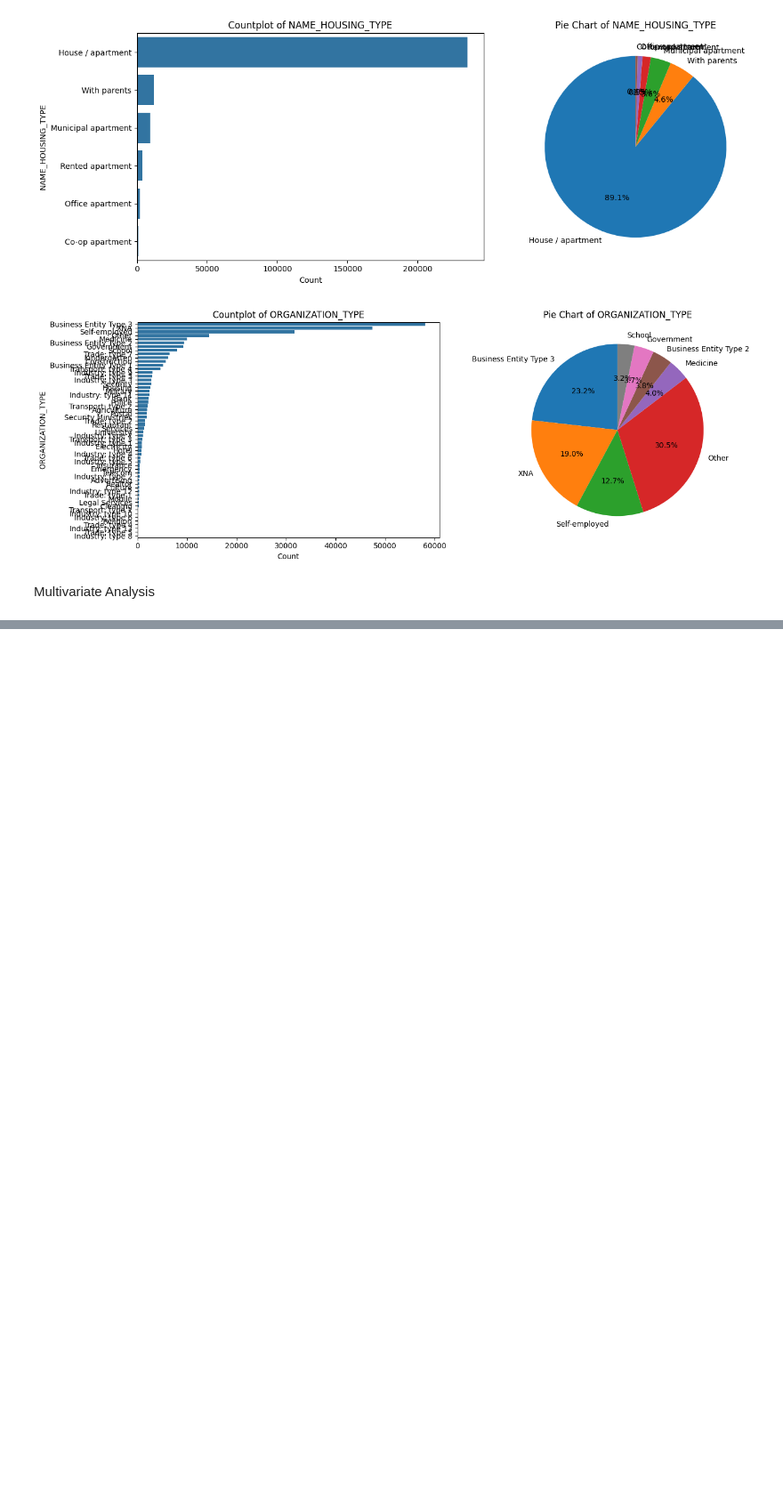
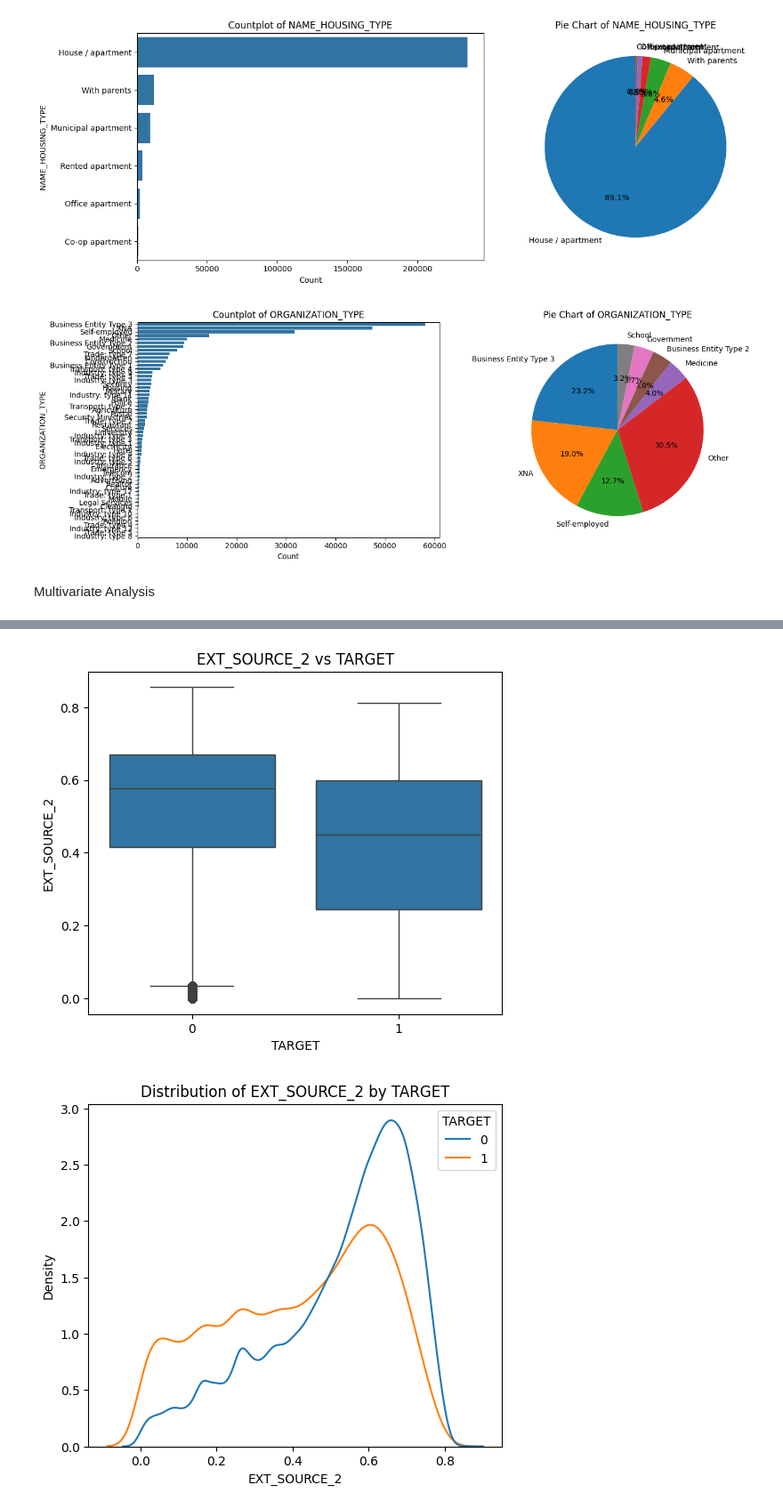
Before and after one commit to Parvrajchauhan/fintech-loan-predictor, a Jupyter notebook: Notebooks/EDA.ipynb, the cells around one changed output, grey strips where cells are left out. Shown at 89% size. Drawn from its saved outputs; the diff is of its cells as text; code cells hidden in the pictures; blank space fills up the shorter version.

```diff
--- a/Notebooks/EDA.ipynb
+++ b/Notebooks/EDA.ipynb
@@ -304,0 +334,19 @@ Multivariate Analysis
+# %%
+num_target_pairs = [
+    'EXT_SOURCE_2',
+    'inst_mean_payment_delay'
+]
+
+for col in num_target_pairs:
+    plt.figure(figsize=(6, 5))
+    sns.boxplot(x='TARGET', y=col, data=df)
+    plt.title(f'{col} vs TARGET')
+    plt.show()
+
+    plt.figure(figsize=(6, 5))
+    sns.kdeplot(data=df, x=col, hue='TARGET', common_norm=False)
+    plt.title(f'Distribution of {col} by TARGET')
+    plt.show()
+# %% [output]
+[figure, added]
+[figure, added]
```
Also changed, not shown: parts of 9 cells of this notebook, 1 other file.
